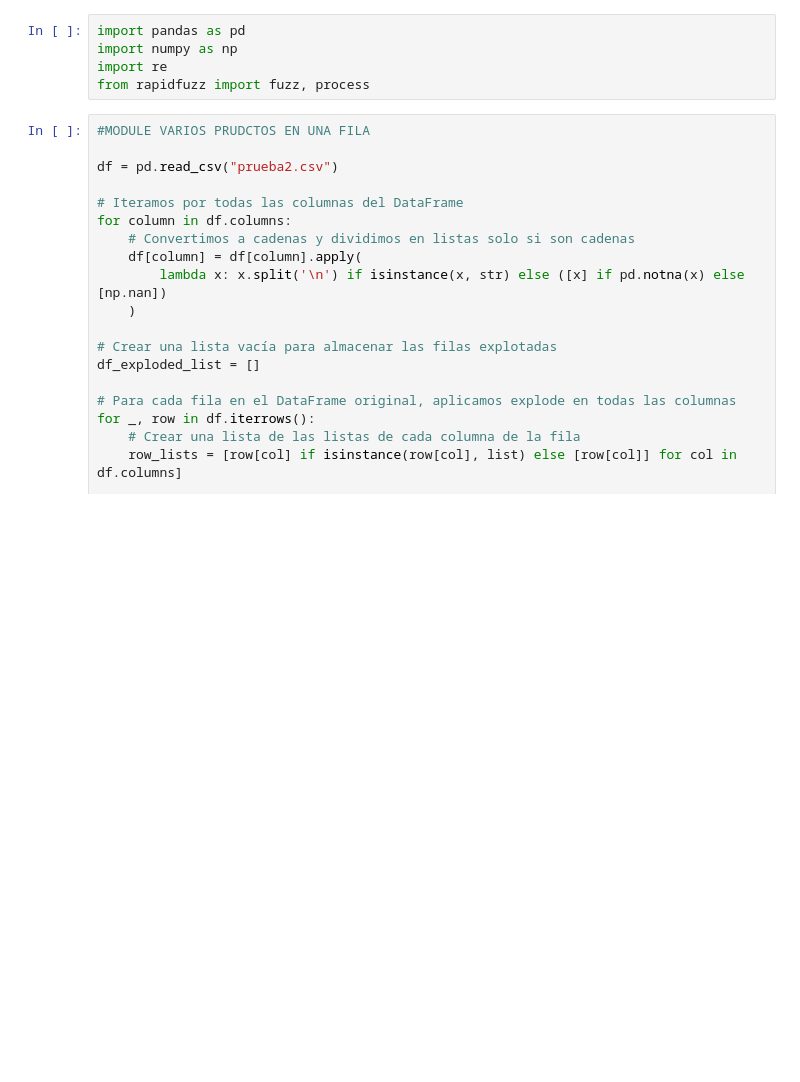
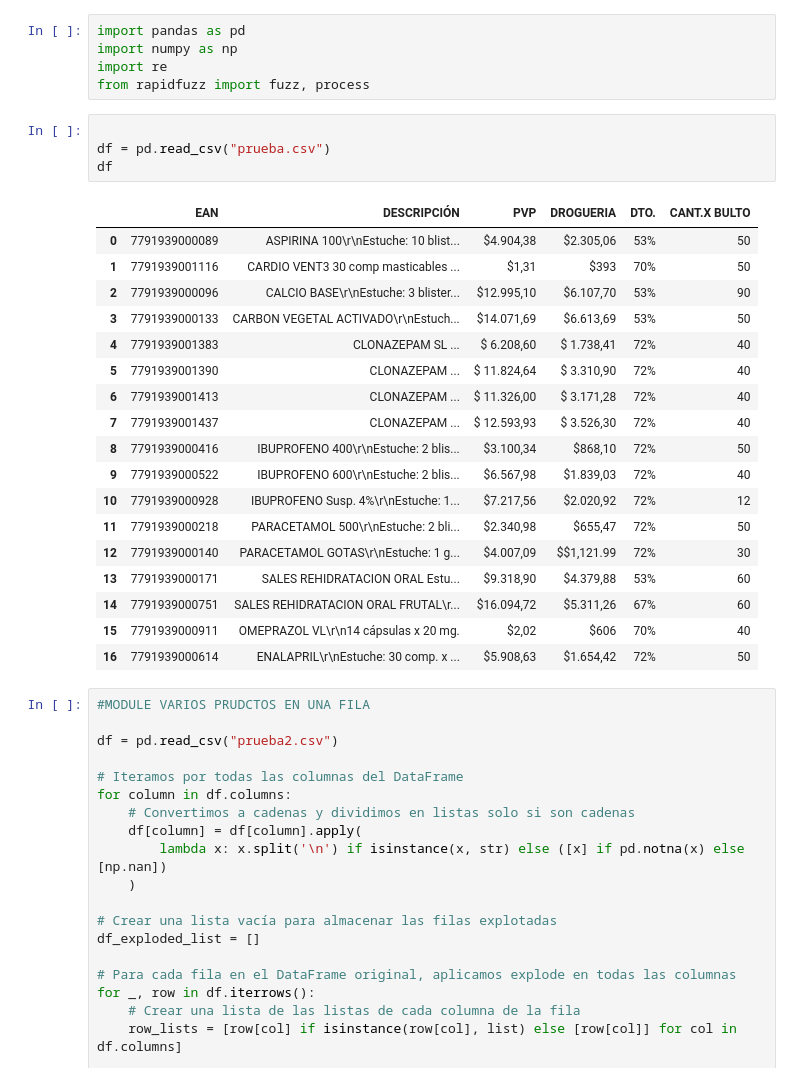
Before and after one commit to emmaSDNZ/digitalizacion_distriapp, a Jupyter notebook: backend/src/notebook/prueba.ipynb, the cells around one changed output. Saved outputs shown, nothing was run; the diff lists cells and outputs as text; blank space fills up the shorter version.

```diff
--- a/backend/src/notebook/prueba.ipynb
+++ b/backend/src/notebook/prueba.ipynb
@@ -3,6 +3,29 @@ import pandas as pd
 import numpy as np
 import re
 from rapidfuzz import fuzz, process
+# %%
+
+df = pd.read_csv("prueba.csv")
+df
+# %% [output]
+|  | EAN | DESCRIPCIÓN | PVP | DROGUERIA | DTO. | CANT.X BULTO |
+| 0 | 7791939000089 | ASPIRINA 100\r\nEstuche: 10 blist... | $4.904,38 | $2.305,06 | 53% | 50 |
+| 1 | 7791939001116 | CARDIO VENT3 30 comp masticables ... | $1,31 | $393 | 70% | 50 |
+| 2 | 7791939000096 | CALCIO BASE\r\nEstuche: 3 blister... | $12.995,10 | $6.107,70 | 53% | 90 |
+| 3 | 7791939000133 | CARBON VEGETAL ACTIVADO\r\nEstuch... | $14.071,69 | $6.613,69 | 53% | 50 |
+| 4 | 7791939001383 | CLONAZEPAM SL ... | $ 6.208,60 | $ 1.738,41 | 72% | 40 |
+| 5 | 7791939001390 | CLONAZEPAM ... | $ 11.824,64 | $ 3.310,90 | 72% | 40 |
+| 6 | 7791939001413 | CLONAZEPAM ... | $ 11.326,00 | $ 3.171,28 | 72% | 40 |
+| 7 | 7791939001437 | CLONAZEPAM ... | $ 12.593,93 | $ 3.526,30 | 72% | 40 |
+| 8 | 7791939000416 | IBUPROFENO 400\r\nEstuche: 2 blis... | $3.100,34 | $868,10 | 72% | 50 |
+| 9 | 7791939000522 | IBUPROFENO 600\r\nEstuche: 2 blis... | $6.567,98 | $1.839,03 | 72% | 40 |
+| 10 | 7791939000928 | IBUPROFENO Susp. 4%\r\nEstuche: 1... | $7.217,56 | $2.020,92 | 72% | 12 |
+| 11 | 7791939000218 | PARACETAMOL 500\r\nEstuche: 2 bli... | $2.340,98 | $655,47 | 72% | 50 |
+| 12 | 7791939000140 | PARACETAMOL GOTAS\r\nEstuche: 1 g... | $4.007,09 | $$1,121.99 | 72% | 30 |
+| 13 | 7791939000171 | SALES REHIDRATACION ORAL Estu... | $9.318,90 | $4.379,88 | 53% | 60 |
+| 14 | 7791939000751 | SALES REHIDRATACION ORAL FRUTAL\r... | $16.094,72 | $5.311,26 | 67% | 60 |
+| 15 | 7791939000911 | OMEPRAZOL VL\r\n14 cápsulas x 20 mg. | $2,02 | $606 | 70% | 40 |
+| 16 | 7791939000614 | ENALAPRIL\r\nEstuche: 30 comp. x ... | $5.908,63 | $1.654,42 | 72% | 50 |
 # %%
 #MODULE VARIOS PRUDCTOS EN UNA FILA
 
```
Also changed, not shown: parts of 5 cells of this notebook, 2 other files.
